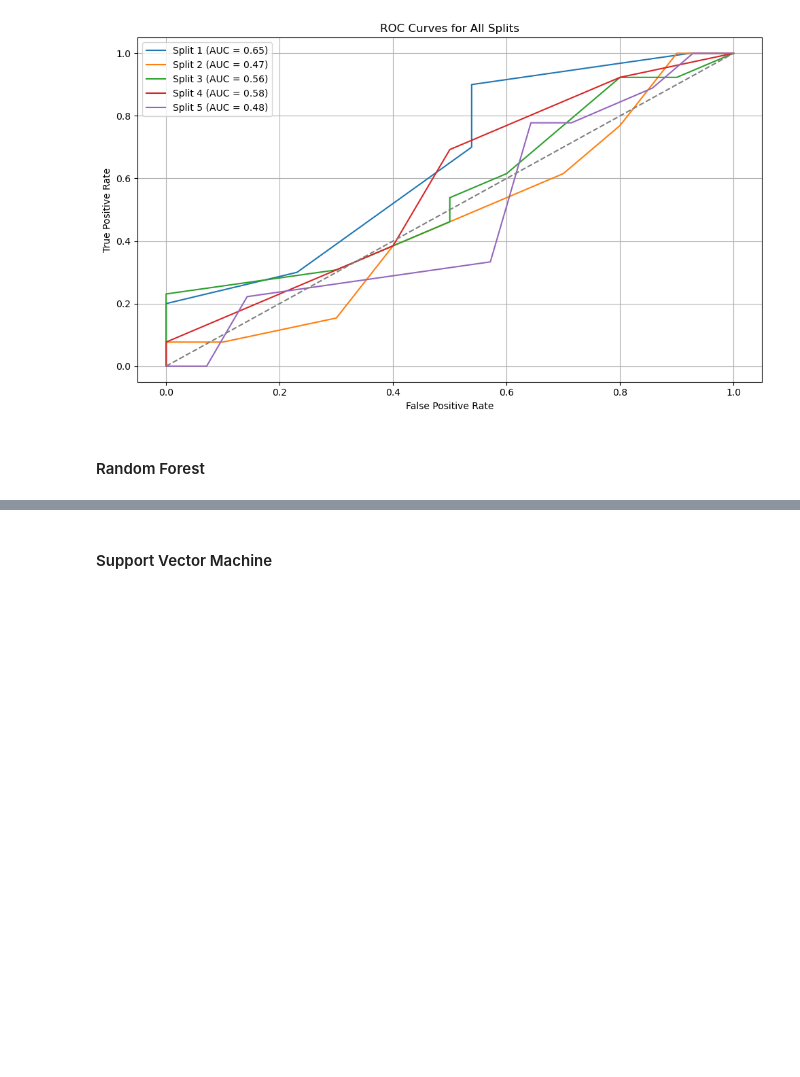
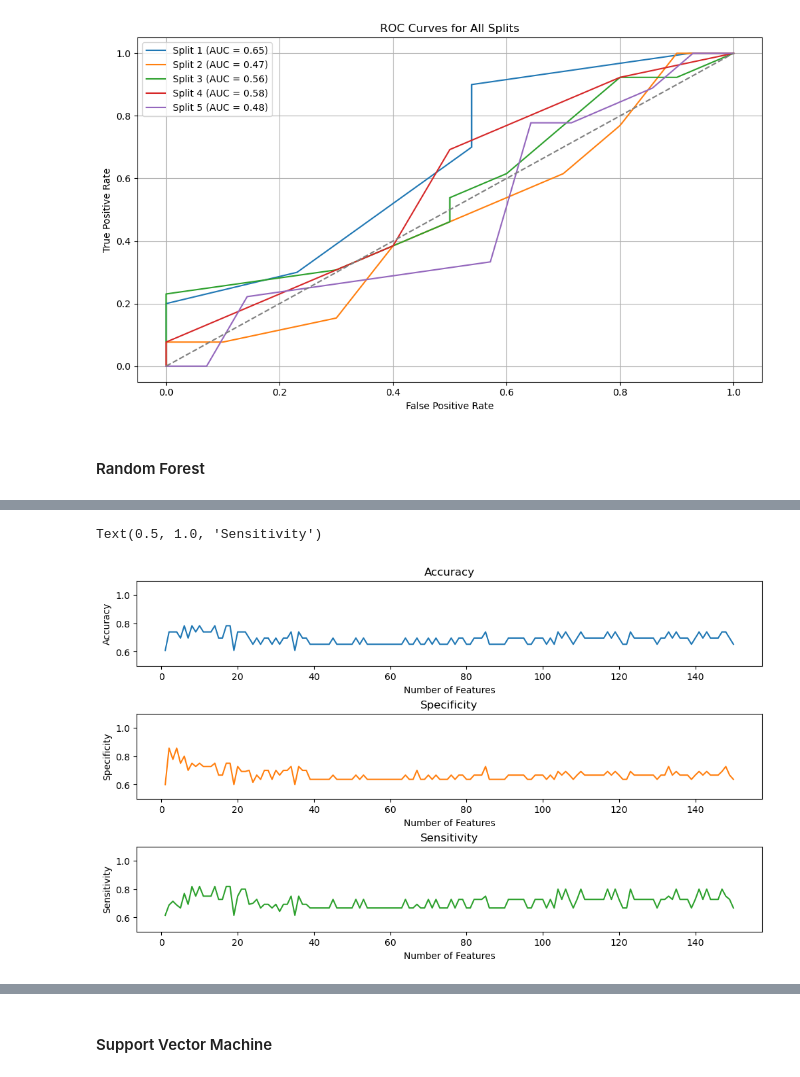
Before and after one commit to jolinevb/Lipo_ML, a Jupyter notebook: assignment.ipynb, the cells around one changed output, grey strips where cells are left out. Cells and saved outputs as stored; diff of their text form; code cells hidden in the pictures; blank space fills up the shorter version.

```diff
--- a/assignment.ipynb
+++ b/assignment.ipynb
@@ -189,10 +189,7 @@ def calculate_p_values(data):
     for column in data.columns:
         if any(isinstance(value, str) for value in data[f'{column}']):
             p_values = p_values.drop(f'{column}')
-            print(f'found a string in column "{column}". Did not use this column for the classifier')
             continue
-        if check_inf_and_nan(data, column):
-            print(f'data error in column {column}. Check for NaNs and infinite values')
         stat, p = (stats.mannwhitneyu(data_lipoma[f'{column}'],data_liposarcoma[f'{column}'], axis=0))
         if p == 1.0:
             p_values = p_values.drop(f'{column}')
@@ -891,0 +710,24 @@ KeyboardInterrupt:
+# %%
+model = RandomForestClassifier(min_samples_leaf=5, max_depth=10, n_estimators=75, random_state=42)
+accuracy_df, specificity_df, sensitivity_df, added_scores= forward_filtering(data, model)
+fig, axis = plt.subplots(3, figsize=(10,6), constrained_layout=True)
+axis[0].plot(range(1, len(accuracy_df)+1), accuracy_df, label='accuracy', color='tab:blue')
+axis[0].set_xlabel('Number of Features')
+axis[0].set_ylabel('Accuracy')
+axis[0].set_ylim(0.5, 1.1)
+axis[0].set_title('Accuracy')
+
+axis[1].plot(range(1, len(specificity_df)+1), specificity_df, label='specificity', color='tab:orange')
+axis[1].set_xlabel('Number of Features')
+axis[1].set_ylabel('Specificity')
+axis[1].set_ylim(0.5, 1.1)
+axis[1].set_title('Specificity')
+
+axis[2].plot(range(1, len(sensitivity_df)+1), sensitivity_df, label='sensitivity', color='tab:green')
+axis[2].set_xlabel('Number of Features')
+axis[2].set_ylabel('Sensitivity')
+axis[2].set_ylim(0.5, 1.1)
+axis[2].set_title('Sensitivity')
+# %% [output]
+Text(0.5, 1.0, 'Sensitivity')
+[figure, added]
```
Also changed, not shown: parts of 19 cells of this notebook.
